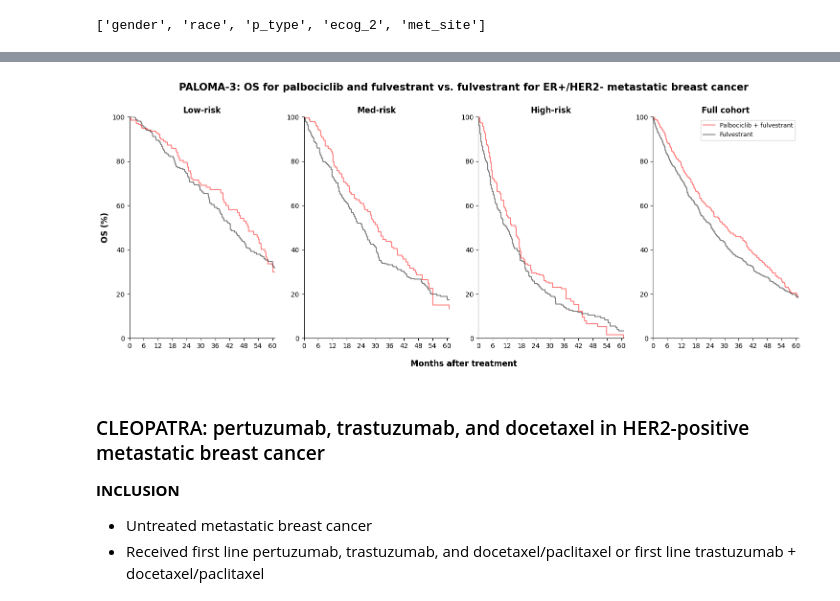
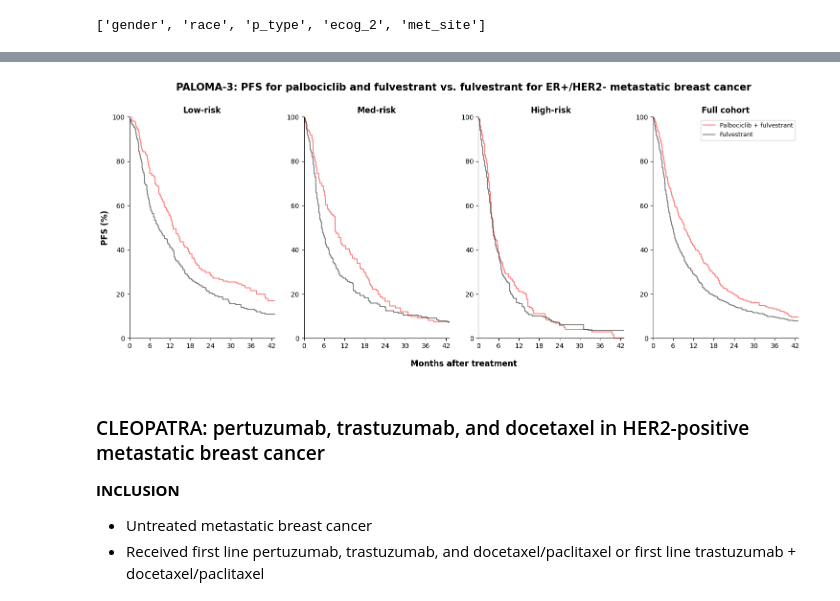
Before and after one commit to xavier-orcutt/TrialTranslator-notebooks, a Jupyter notebook: breast/rtrials_wt3r_33c.ipynb, the cells around one changed output, grey strips where cells are left out. Saved outputs shown, nothing was run; the diff lists cells and outputs as text; code cells hidden in the pictures.

Commit message:
updated PALOMA-3 to PFS

```diff
--- a/breast/rtrials_wt3r_33c.ipynb
+++ b/breast/rtrials_wt3r_33c.ipynb
@@ -1312,0 +1289,2 @@ risk_cutoff_breast.loc['paloma3'] = [low_cutoff_paloma3, high_cutoff_paloma3]
+# %%
+paloma3 = pd.merge(paloma3, progression, on = 'PatientID', how = 'left')
@@ -1312,0 +1312,2 @@ risk_cutoff_breast.loc['paloma3'] = [low_cutoff_paloma3, high_cutoff_paloma3]
+# %%
+paloma3 = paloma3.query('time_prog_treatment >= 0')
@@ -1312,0 +1318,9 @@ risk_cutoff_breast.loc['paloma3'] = [low_cutoff_paloma3, high_cutoff_paloma3]
+# %%
+conditions = [
+    (paloma3.ProgressionDate.notna()),
+    ((paloma3.ProgressionDate.isna()) & (paloma3['death_status'] == 1)),
+    ((paloma3.ProgressionDate.isna()) & (paloma3['death_status'] == 0))]
+
+choices = [1, 1, 0]
+
+paloma3.loc[:, 'pfs_status'] = np.select(conditions, choices)
@@ -1346,8 +1390,8 @@ choices = ['lt_2', 'gte_2']
 
 paloma3['ecog_2'] = np.select(conditions, choices, default = 'unknown')
 # %%
-paloma3_iptw = paloma3.filter(items = ['death_status',
-                                       'timerisk_treatment',
+paloma3_iptw = paloma3.filter(items = ['pfs_status',
+                                       'time_prog_treatment',
                                        'pfulv',
                                        'age',
                                        'gender',
@@ -1643,12 +1687,12 @@ plt.step(kmf_low_pfulv_paloma3_iptw.timeline, kmf_low_pfulv_paloma3_iptw.surviva
 
 plt.step(kmf_low_fulv_paloma3_iptw.timeline, kmf_low_fulv_paloma3_iptw.survival_function_.values*100, color = 'black', alpha = 0.5)
 
-plt.xticks(np.arange(0, 61, 6))
-plt.xlim(0, 61)
+plt.xticks(np.arange(0, 43, 6))
+plt.xlim(0, 43)
 plt.ylim(0, 100)
 
 plt.title('Low-risk', weight = 'bold')
-plt.ylabel('OS (%)', size = 12, weight = 'bold')
+plt.ylabel('PFS (%)', size = 12, weight = 'bold')
 
 plt.gca().spines['top'].set_visible(False)
 plt.gca().spines['right'].set_visible(False)
@@ -1660,8 +1704,8 @@ plt.step(kmf_med_pfulv_paloma3_iptw.timeline, kmf_med_pfulv_paloma3_iptw.surviva
 
 plt.step(kmf_med_fulv_paloma3_iptw.timeline, kmf_med_fulv_paloma3_iptw.survival_function_.values*100, color = 'black', alpha = 0.5)
 
-plt.xticks(np.arange(0, 61, 6))
-plt.xlim(0, 61)
+plt.xticks(np.arange(0, 43, 6))
+plt.xlim(0, 43)
 plt.ylim(0, 100)
 
 plt.title('Med-risk', weight = 'bold')
@@ -1676,41 +1720,41 @@ plt.step(kmf_high_pfulv_paloma3_iptw.timeline, kmf_high_pfulv_paloma3_iptw.survi
 
 plt.step(kmf_high_fulv_paloma3_iptw.timeline, kmf_high_fulv_paloma3_iptw.survival_function_.values*100, color = 'black', alpha = 0.5)
 
-plt.xticks(np.arange(0, 61, 6))
-plt.xlim(0, 61)
+plt.xticks(np.arange(0, 43, 6))
+plt.xlim(0, 43)
 plt.ylim(0, 100)
 
 plt.title('High-risk', weight = 'bold')
 
 plt.gca().spines['top'].set_visible(False)
 plt.gca().spines['right'].set_visible(False)
 
 # Plot survival curves by treatment for all risk group.
 plt.subplot(1, 4, 4)
 
 plt.step(kmf_all_pfulv_paloma3_iptw.timeline, kmf_all_pfulv_paloma3_iptw.survival_function_.values*100, color = 'red', alpha = 0.5, label = 'Palbociclib + fulvestrant')
 
 plt.step(kmf_all_fulv_paloma3_iptw.timeline, kmf_all_fulv_paloma3_iptw.survival_function_.values*100, color = 'black', alpha = 0.5, label = 'Fulvestrant')
 
-plt.xticks(np.arange(0, 61, 6))
-plt.xlim(0, 61)
+plt.xticks(np.arange(0, 43, 6))
+plt.xlim(0, 43)
 plt.ylim(0, 100)
 
 plt.title('Full cohort', weight = 'bold')
 
 plt.gca().spines['top'].set_visible(False)
 plt.gca().spines['right'].set_visible(False)
 
 plt.legend(loc = 'upper right', prop = {'size': 9})
 
 fig.add_subplot(1, 1, 1, frameon = False)
 plt.tick_params(labelcolor = 'none', which = 'both', top = False, bottom = False, left = False, right = False)
 plt.xlabel('Months after treatment', labelpad = 15, size = 12, weight = 'bold')
-plt.title('PALOMA-3: OS for palbociclib and fulvestrant vs. fulvestrant for ER+/HER2- metastatic breast cancer', pad = 40, size = 15, weight = 'bold')
+plt.title('PALOMA-3: PFS for palbociclib and fulvestrant vs. fulvestrant for ER+/HER2- metastatic breast cancer', pad = 40, size = 15, weight = 'bold')
 
 plt.show()
 # %% [output]
-[figure, old version]
+[figure, new version]
 # %% [markdown]
 ### CLEOPATRA: pertuzumab, trastuzumab, and docetaxel in HER2-positive metastatic breast cancer
 
```
Also changed, not shown: parts of 89 cells of this notebook, 2 other files.
